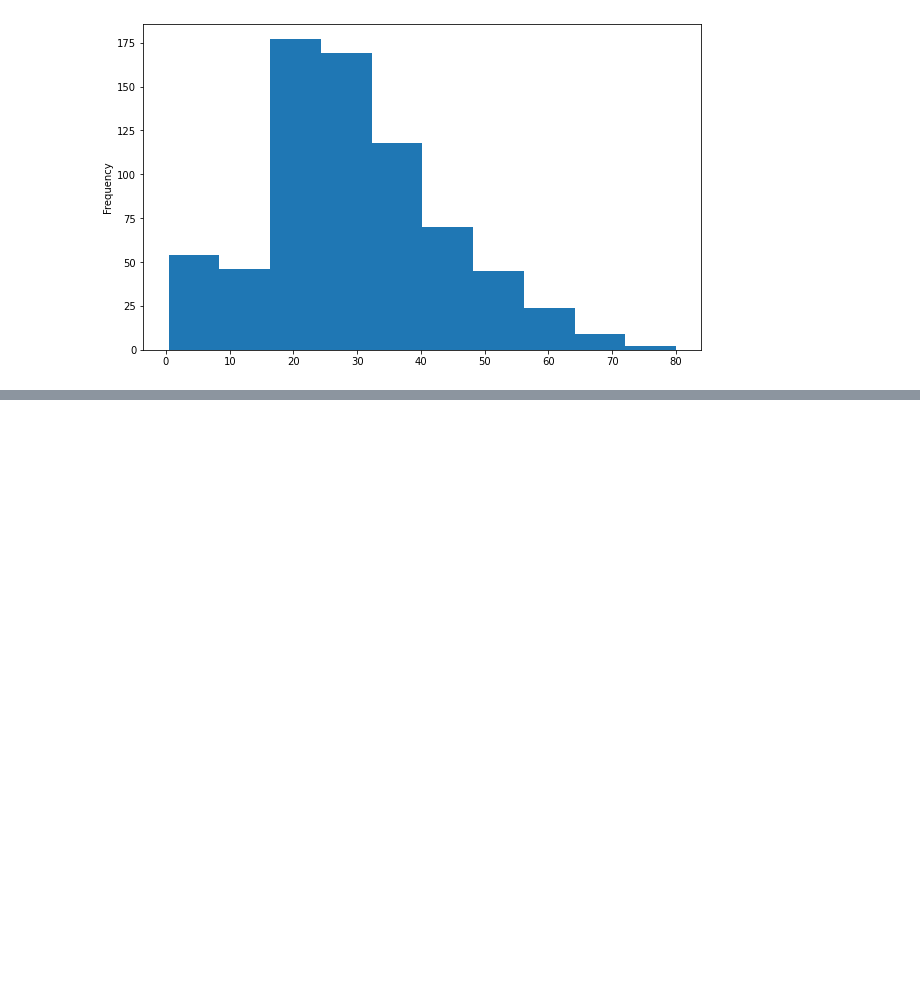
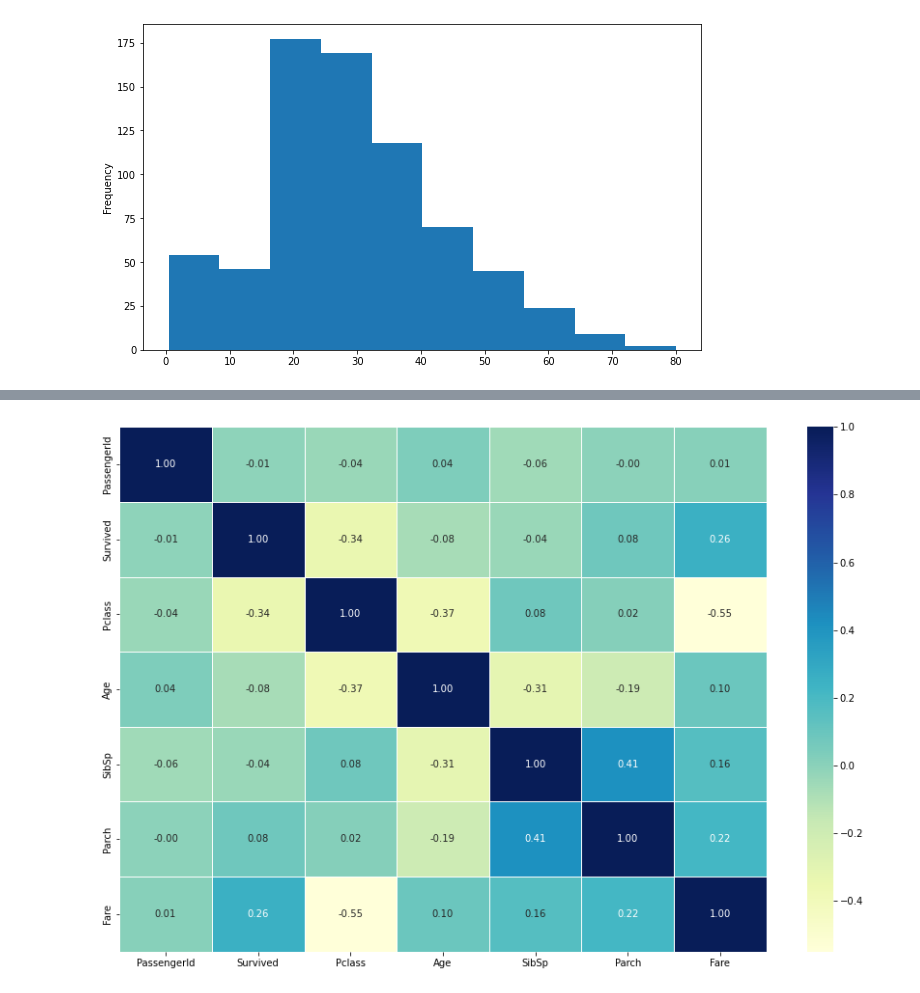
Before and after one commit to Shahnewaz-Karim/Titanic_survival_prediction_LogReg_KN_RF, a Jupyter notebook: Titanic survival prediction.ipynb, the cells around one changed output, grey strips where cells are left out. Saved outputs shown, nothing was run; the diff lists cells and outputs as text; code cells hidden in the pictures; blank space fills up the shorter version.

```diff
--- a/Titanic survival prediction.ipynb
+++ b/Titanic survival prediction.ipynb
@@ -251,0 +268,11 @@ train.Age.plot.hist();
+# %%
+# Visual correlation matrix
+corr_matrix = train.corr()
+fig, ax = plt.subplots(figsize=(15, 10))
+ax = sns.heatmap(corr_matrix,
+                annot=True,
+                linewidths=0.5,
+                fmt=".2f",
+                cmap="YlGnBu");
+# %% [output]
+[figure, added]
```
Also changed, not shown: parts of 17 cells of this notebook.
